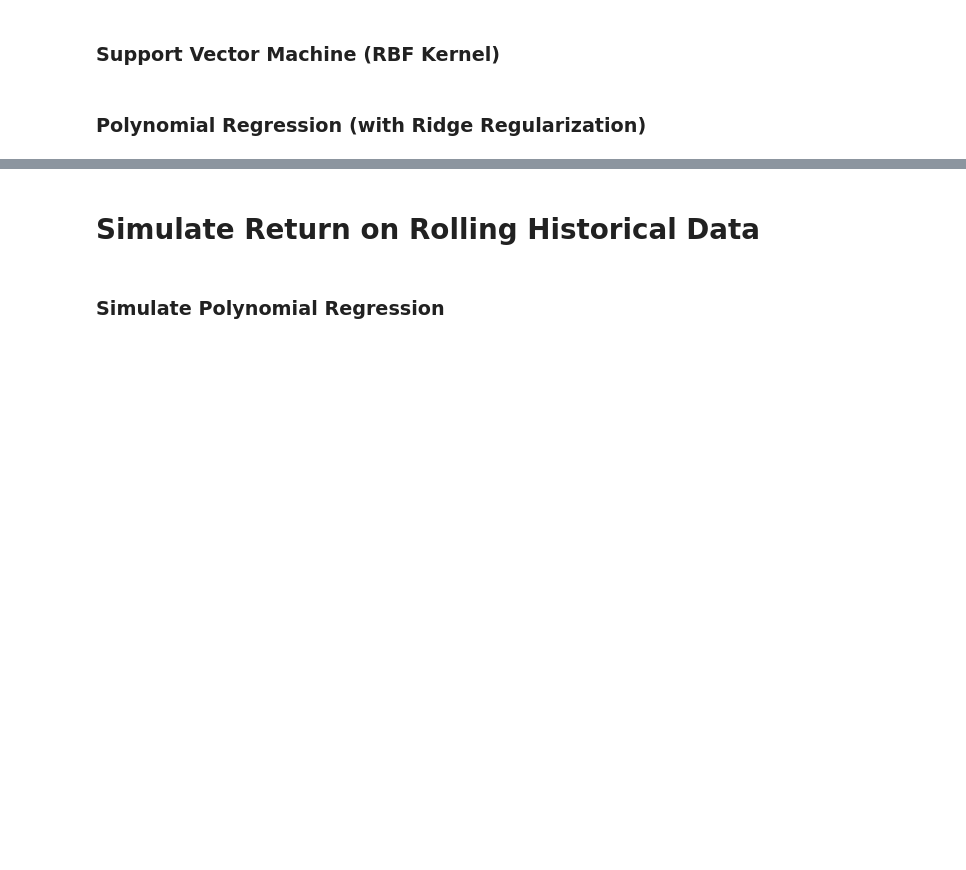
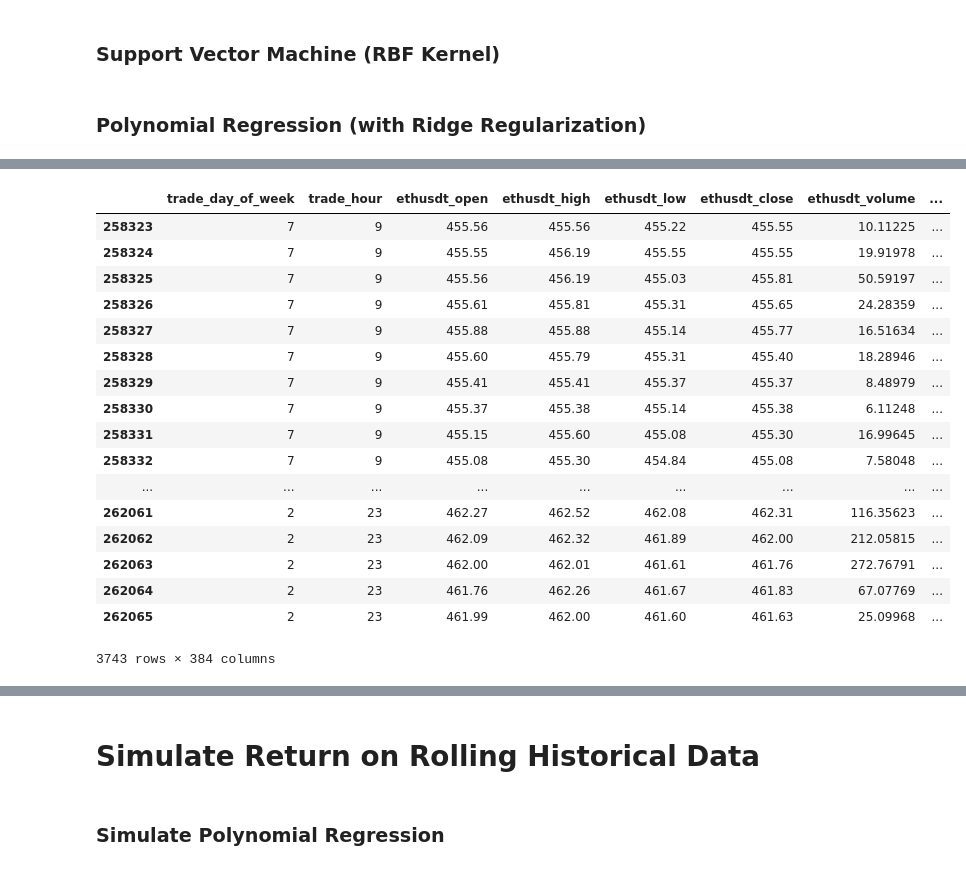
Before and after one commit to ChrisMcPherson/logic_by_loidsig, a Jupyter notebook: notebooks/market_maker_model_dev.ipynb, the cells around one changed output, grey strips where cells are left out. Drawn from its saved outputs; the diff is of its cells as text; code cells hidden in the pictures; blank space fills up the shorter version.

```diff
--- a/notebooks/market_maker_model_dev.ipynb
+++ b/notebooks/market_maker_model_dev.ipynb
@@ -448,0 +536,24 @@ print(r2_score(y_test, clf.predict(X_)))
+# %%
+train_features = features_df[features_df['ethusdt_trade_minute'] >= scoring_features.iloc[0]['ethusdt_trade_minute'].item()]
+training_features = train_features[feature_col]
+training_features['ethusdt_trade_minute'] = train_features['ethusdt_trade_minute']
+training_features
+# %% [output]
+|  | trade_day_of_week | trade_hour | ethusdt_open | ethusdt_high | ethusdt_low | ethusdt_close | ethusdt_volume | ... |
+| 258323 | 7 | 9 | 455.56 | 455.56 | 455.22 | 455.55 | 10.11225 | ... |
+| 258324 | 7 | 9 | 455.55 | 456.19 | 455.55 | 455.55 | 19.91978 | ... |
+| 258325 | 7 | 9 | 455.56 | 456.19 | 455.03 | 455.81 | 50.59197 | ... |
+| 258326 | 7 | 9 | 455.61 | 455.81 | 455.31 | 455.65 | 24.28359 | ... |
+| 258327 | 7 | 9 | 455.88 | 455.88 | 455.14 | 455.77 | 16.51634 | ... |
+| 258328 | 7 | 9 | 455.60 | 455.79 | 455.31 | 455.40 | 18.28946 | ... |
+| 258329 | 7 | 9 | 455.41 | 455.41 | 455.37 | 455.37 | 8.48979 | ... |
+| 258330 | 7 | 9 | 455.37 | 455.38 | 455.14 | 455.38 | 6.11248 | ... |
+| 258331 | 7 | 9 | 455.15 | 455.60 | 455.08 | 455.30 | 16.99645 | ... |
+| 258332 | 7 | 9 | 455.08 | 455.30 | 454.84 | 455.08 | 7.58048 | ... |
+| ... | ... | ... | ... | ... | ... | ... | ... | ... |
+| 262061 | 2 | 23 | 462.27 | 462.52 | 462.08 | 462.31 | 116.35623 | ... |
+| 262062 | 2 | 23 | 462.09 | 462.32 | 461.89 | 462.00 | 212.05815 | ... |
+| 262063 | 2 | 23 | 462.00 | 462.01 | 461.61 | 461.76 | 272.76791 | ... |
+| 262064 | 2 | 23 | 461.76 | 462.26 | 461.67 | 461.83 | 67.07769 | ... |
+| 262065 | 2 | 23 | 461.99 | 462.00 | 461.60 | 461.63 | 25.09968 | ... |
+3743 rows × 384 columns
```
Also changed, not shown: parts of 13 cells of this notebook, 14 other files.
